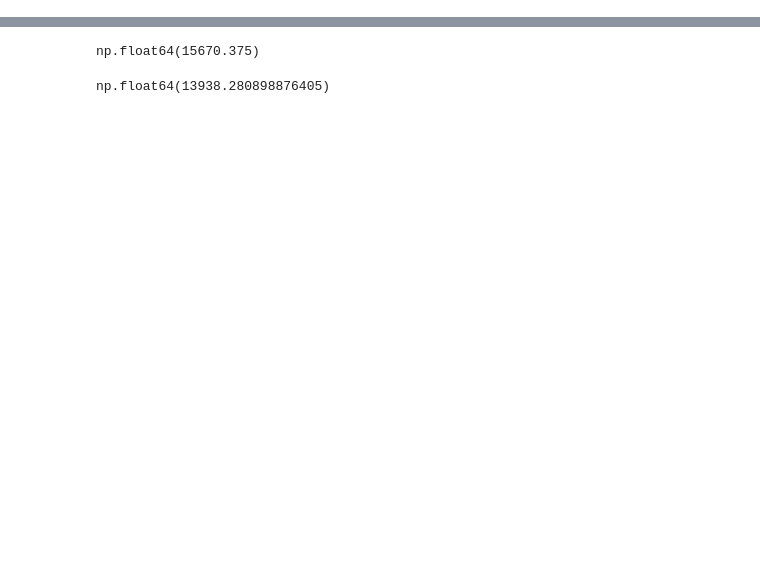
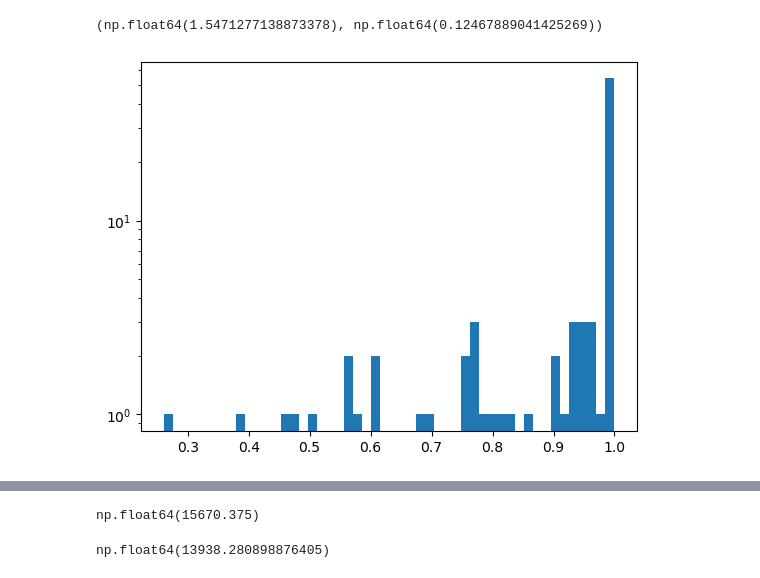
Before and after one commit to duddbs2002/team3, a Jupyter notebook: Youngyun/Ryu_starting_records.ipynb, the cells around one changed output, grey strips where cells are left out. Drawn from its saved outputs; the diff is of its cells as text; code cells hidden in the pictures; blank space fills up the shorter version.

```diff
--- a/Youngyun/Ryu_starting_records.ipynb
+++ b/Youngyun/Ryu_starting_records.ipynb
@@ -71,0 +104,3 @@ filtered_data
+# %%
+non_selected_data = pd.read_csv('non_selected_columns.csv')
+non_selected_data.head()
@@ -71,0 +124,5 @@ filtered_data
+# %%
+t, pvalue = stats.ttest_ind(selected_data['관중수'], non_selected_data['관중수'])
+t, pvalue
+# %% [output]
+(np.float64(1.5471277138873378), np.float64(0.12467889041425269))
@@ -71,0 +131,6 @@ filtered_data
+# %%
+plt.hist(non_selected_data['점유율'], bins=50)
+plt.yscale('log')
+plt.show()
+# %% [output]
+[figure, added]
```
Also changed, not shown: parts of 19 cells of this notebook, 2 other files.
